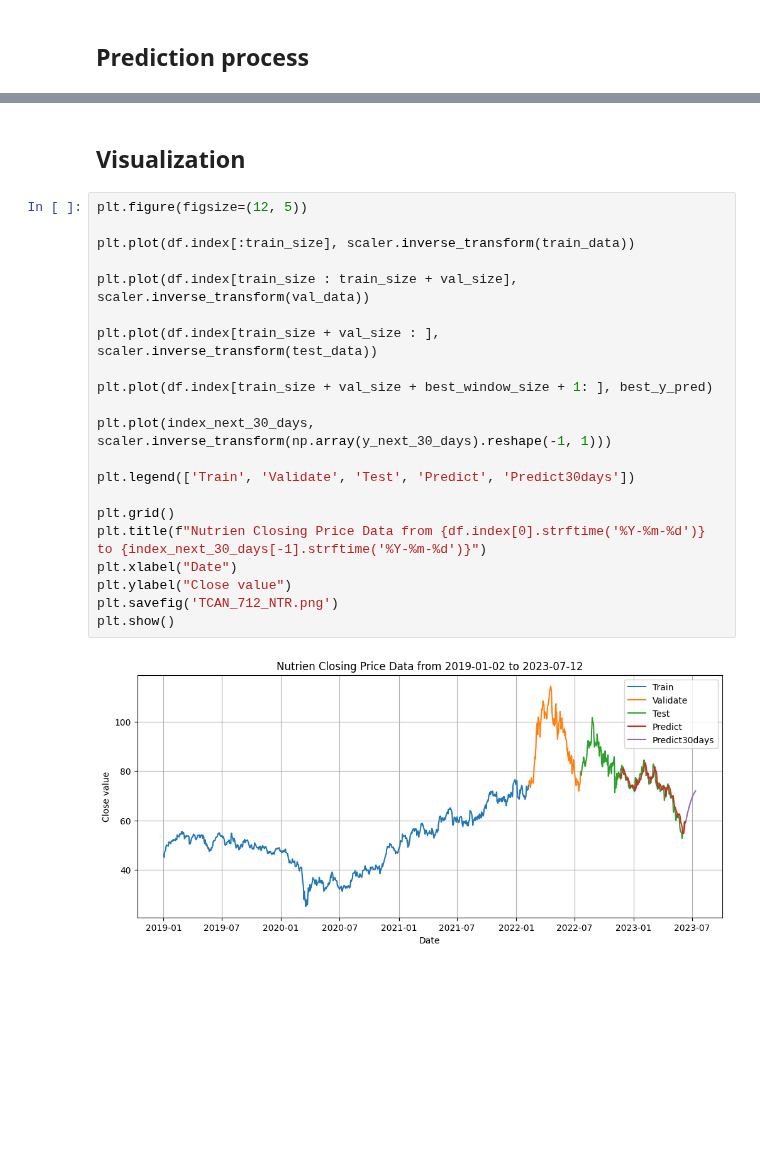
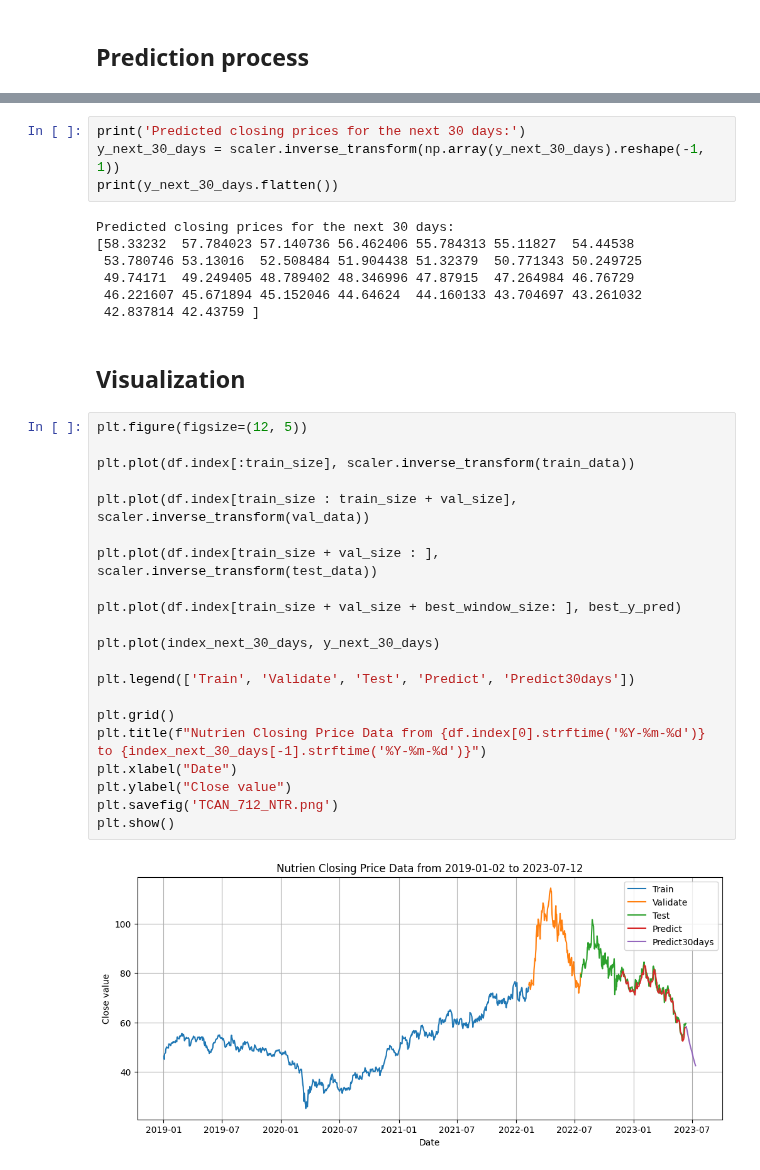
Before and after one commit to mynhungg/IS403.N21.HTTT_Nhom13, a Jupyter notebook: Model/TCA/7_1_2/Code/TCAN_712_NTR.ipynb, the cells around one changed output, grey strips where cells are left out. Drawn from its saved outputs; the diff is of its cells as text; blank space fills up the shorter version.

```diff
--- a/Model/TCA/7_1_2/Code/TCAN_712_NTR.ipynb
+++ b/Model/TCA/7_1_2/Code/TCAN_712_NTR.ipynb
@@ -371,25 +371,36 @@ for i in range(30):
+# %%
+print('Predicted closing prices for the next 30 days:')
+y_next_30_days = scaler.inverse_transform(np.array(y_next_30_days).reshape(-1, 1))
+print(y_next_30_days.flatten())
+# %% [output]
+Predicted closing prices for the next 30 days:
+[58.33232  57.784023 57.140736 56.462406 55.784313 55.11827  54.44538
+ 53.780746 53.13016  52.508484 51.904438 51.32379  50.771343 50.249725
+ 49.74171  49.249405 48.789402 48.346996 47.87915  47.264984 46.76729
+ 46.221607 45.671894 45.152046 44.64624  44.160133 43.704697 43.261032
+ 42.837814 42.43759 ]
 # %% [markdown]
 ## Visualization
 # %%
 plt.figure(figsize=(12, 5))
 
 plt.plot(df.index[:train_size], scaler.inverse_transform(train_data))
 
 plt.plot(df.index[train_size : train_size + val_size], scaler.inverse_transform(val_data))
 
 plt.plot(df.index[train_size + val_size : ], scaler.inverse_transform(test_data))
 
-plt.plot(df.index[train_size + val_size + best_window_size + 1: ], best_y_pred)
+plt.plot(df.index[train_size + val_size + best_window_size: ], best_y_pred)
 
-plt.plot(index_next_30_days, scaler.inverse_transform(np.array(y_next_30_days).reshape(-1, 1)))
+plt.plot(index_next_30_days, y_next_30_days)
 
 plt.legend(['Train', 'Validate', 'Test', 'Predict', 'Predict30days'])
 
 plt.grid()
 plt.title(f"Nutrien Closing Price Data from {df.index[0].strftime('%Y-%m-%d')} to {index_next_30_days[-1].strftime('%Y-%m-%d')}")
 plt.xlabel("Date")
 plt.ylabel("Close value")
 plt.savefig('TCAN_712_NTR.png')
 plt.show()
 # %% [output]
-[figure, old version]
+[figure, new version]
```
Also changed, not shown: parts of 5 cells of this notebook, 11 other files.
